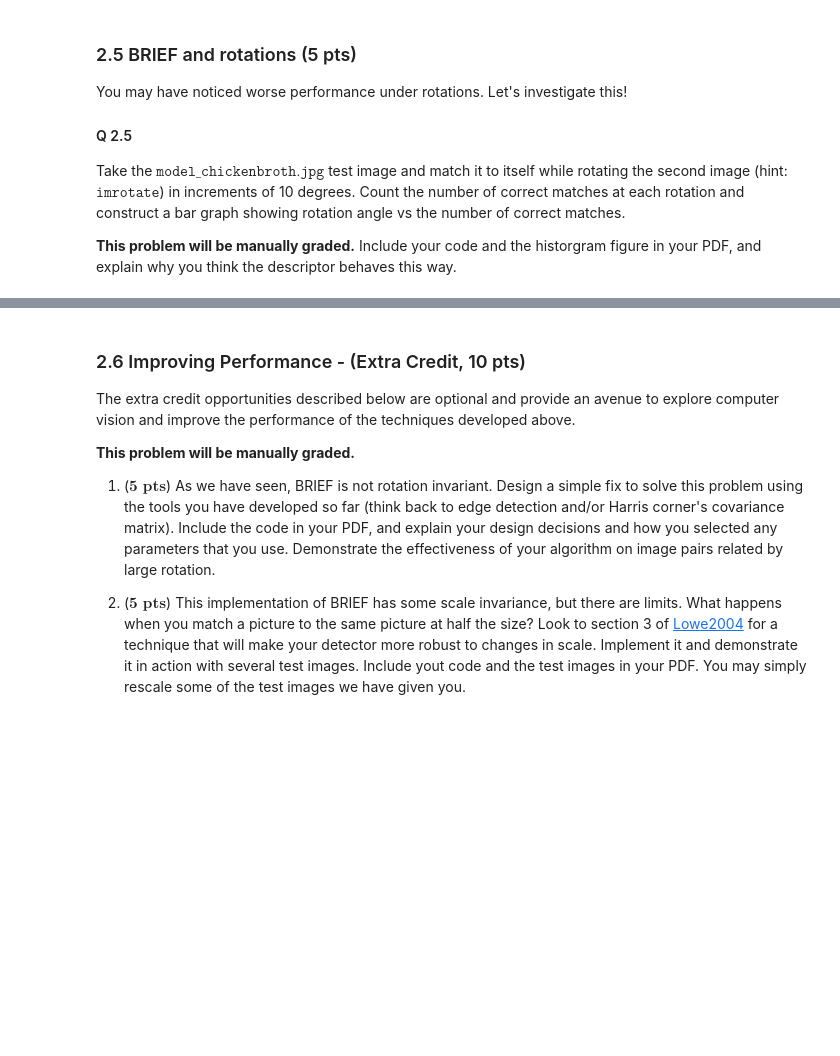
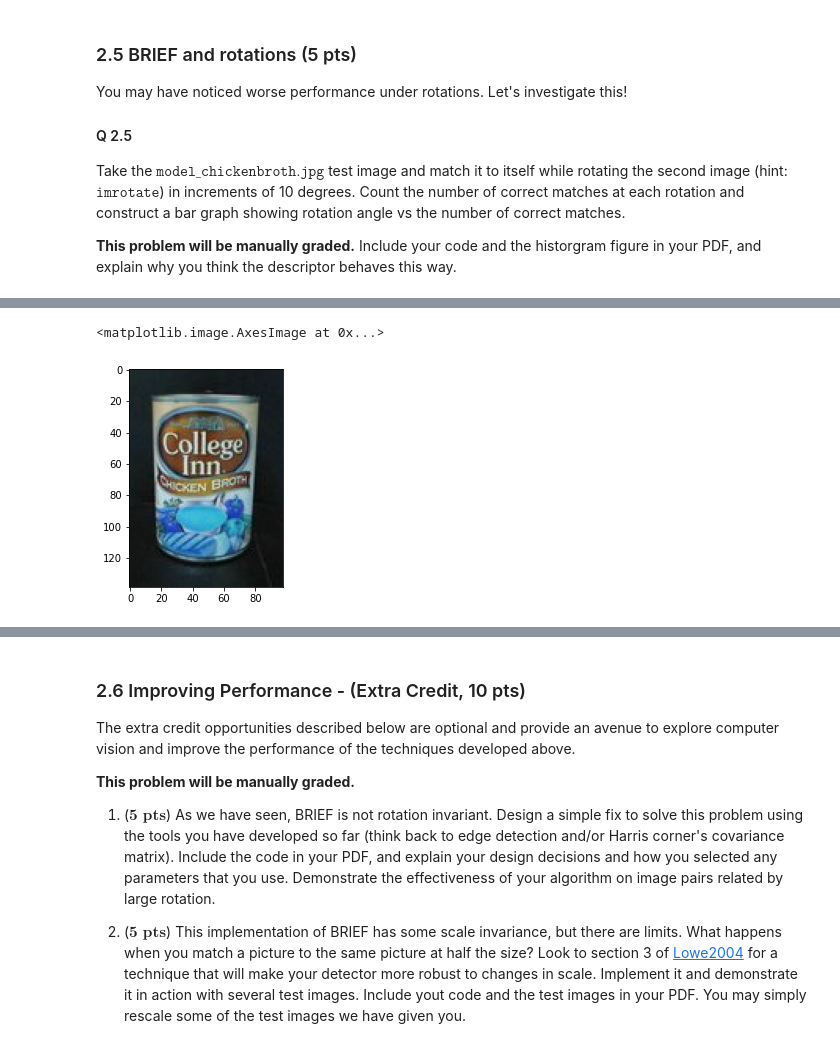
Before and after one commit to haleqiu/16720hw4, a Jupyter notebook: q2.ipynb, the cells around one changed output, grey strips where cells are left out. Saved outputs shown, nothing was run; the diff lists cells and outputs as text; code cells hidden in the pictures; blank space fills up the shorter version.

```diff
--- a/q2.ipynb
+++ b/q2.ipynb
@@ -318,0 +395,5 @@ number of correct matches.
+# %%
+plt.imshow(im1)
+# %% [output]
+<matplotlib.image.AxesImage at 0x...>
+[figure, added]
```
Also changed, not shown: parts of 8 cells of this notebook.
